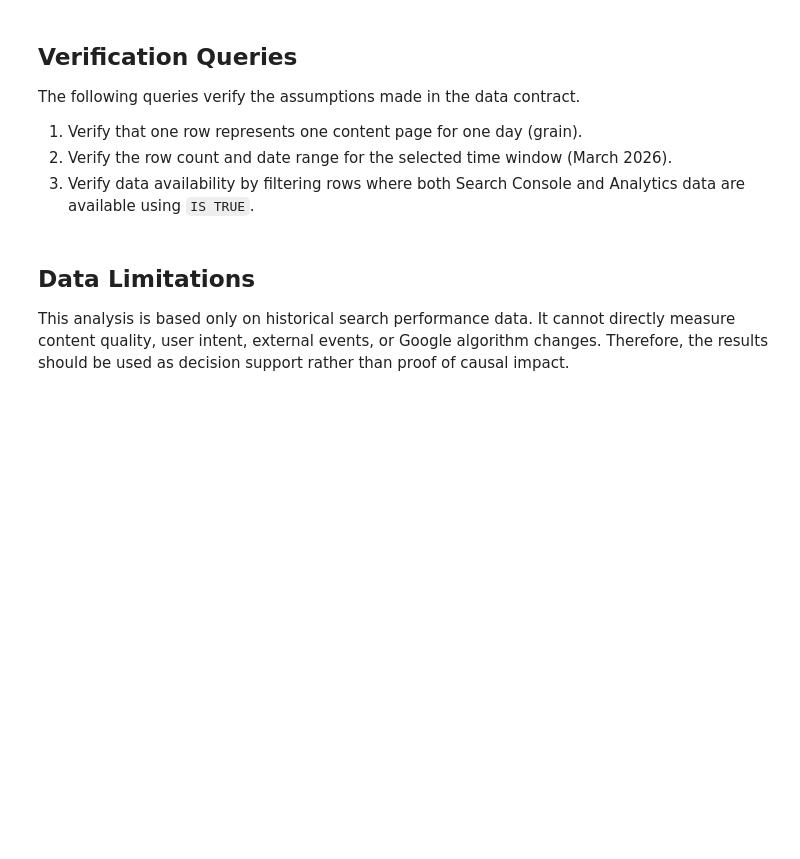
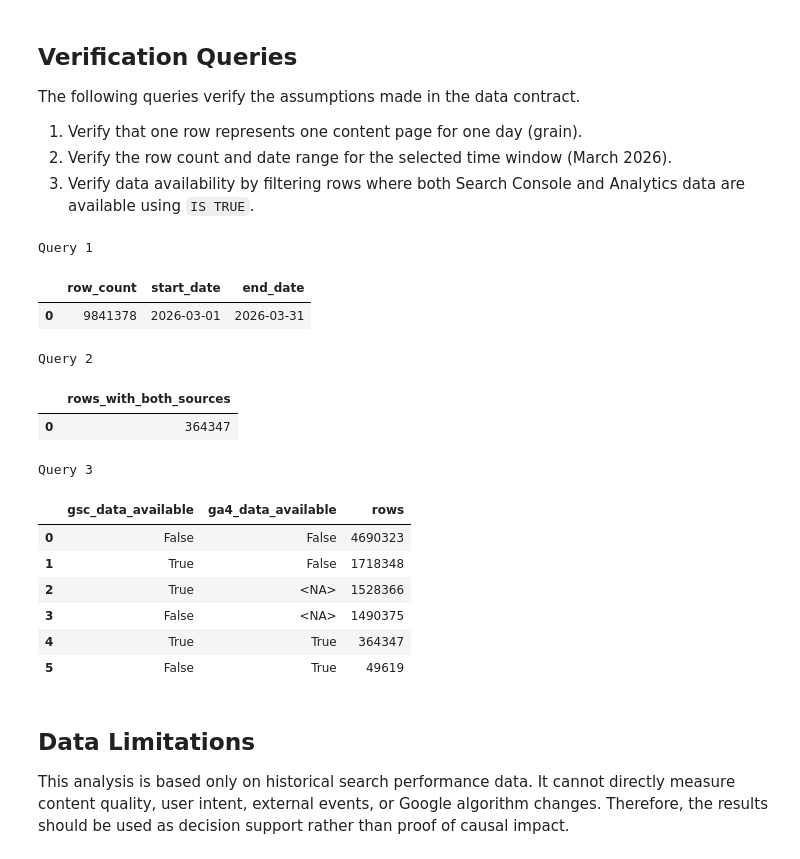
Before and after one commit to Hrushi56/flyrank-ml-internship-starter, a Jupyter notebook: work/notebooks/w03_data_contract.ipynb, the cells around one changed output. Saved outputs shown, nothing was run; the diff lists cells and outputs as text; code cells hidden in the pictures; blank space fills up the shorter version.

```diff
--- a/work/notebooks/w03_data_contract.ipynb
+++ b/work/notebooks/w03_data_contract.ipynb
@@ -65,8 +150,69 @@ The following queries verify the assumptions made in the data contract.
 2. Verify the row count and date range for the selected time window (March 2026).
 3. Verify data availability by filtering rows where both Search Console and Analytics data are available using `IS TRUE`.
 # %%
-# This cell is for CODE (numbers, a query, a check).
-# Write your text answer in the cell ABOVE this one — typing sentences here breaks Run All.
+# Query 1 - Row count and date span
+query1 = con.sql("""
+SELECT
+    COUNT(*) AS row_count,
+    MIN(report_date) AS start_date,
+    MAX(report_date) AS end_date
+FROM read_parquet(
+'hf://datasets/FlyRank/internship-warehouse/fact_content_daily_performance/month=2026-03/data_0.parquet'
+);
+""").df()
+
+print("Query 1")
+display(query1)
+
+
+# Query 2 - Availability check using IS TRUE
+query2 = con.sql("""
+SELECT
+    COUNT(*) AS rows_with_both_sources
+FROM read_parquet(
+'hf://datasets/FlyRank/internship-warehouse/fact_content_daily_performance/month=2026-03/data_0.parquet'
+)
+WHERE
+    gsc_data_available IS TRUE
+    AND ga4_data_available IS TRUE;
+""").df()
+
+print("Query 2")
+display(query2)
+
+
+# Query 3 - Data availability summary
+query3 = con.sql("""
+SELECT
+    gsc_data_available,
+    ga4_data_available,
+    COUNT(*) AS rows
+FROM read_parquet(
+'hf://datasets/FlyRank/internship-warehouse/fact_content_daily_performance/month=2026-03/data_0.parquet'
+)
+GROUP BY
+    gsc_data_available,
+    ga4_data_available
+ORDER BY rows DESC;
+""").df()
+
+print("Query 3")
+display(query3)
+# %% [output]
+Query 1
+|  | row_count | start_date | end_date |
+| 0 | 9841378 | 2026-03-01 | 2026-03-31 |
+Query 2
+|  | rows_with_both_sources |
+| 0 | 364347 |
+Query 3
+|  | gsc_data_available | ga4_data_available | rows |
+| 0 | False | False | 4690323 |
+| 1 | True | False | 1718348 |
+| 2 | True | <NA> | 1528366 |
+| 3 | False | <NA> | 1490375 |
+| 4 | True | True | 364347 |
+| 5 | False | True | 49619 |
 # %% [markdown]
 ## Data Limitations
 
```
Also changed, not shown: parts of 12 cells of this notebook.
